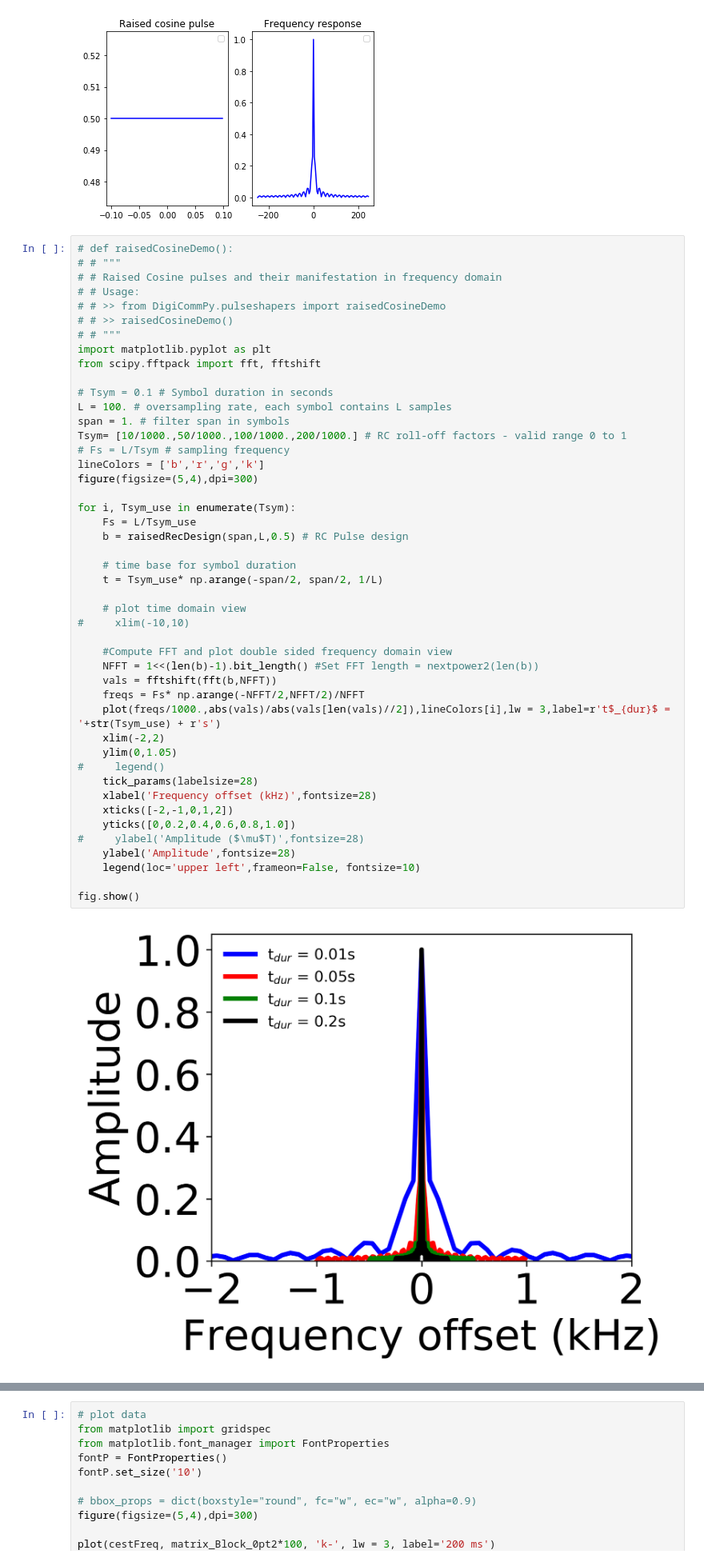
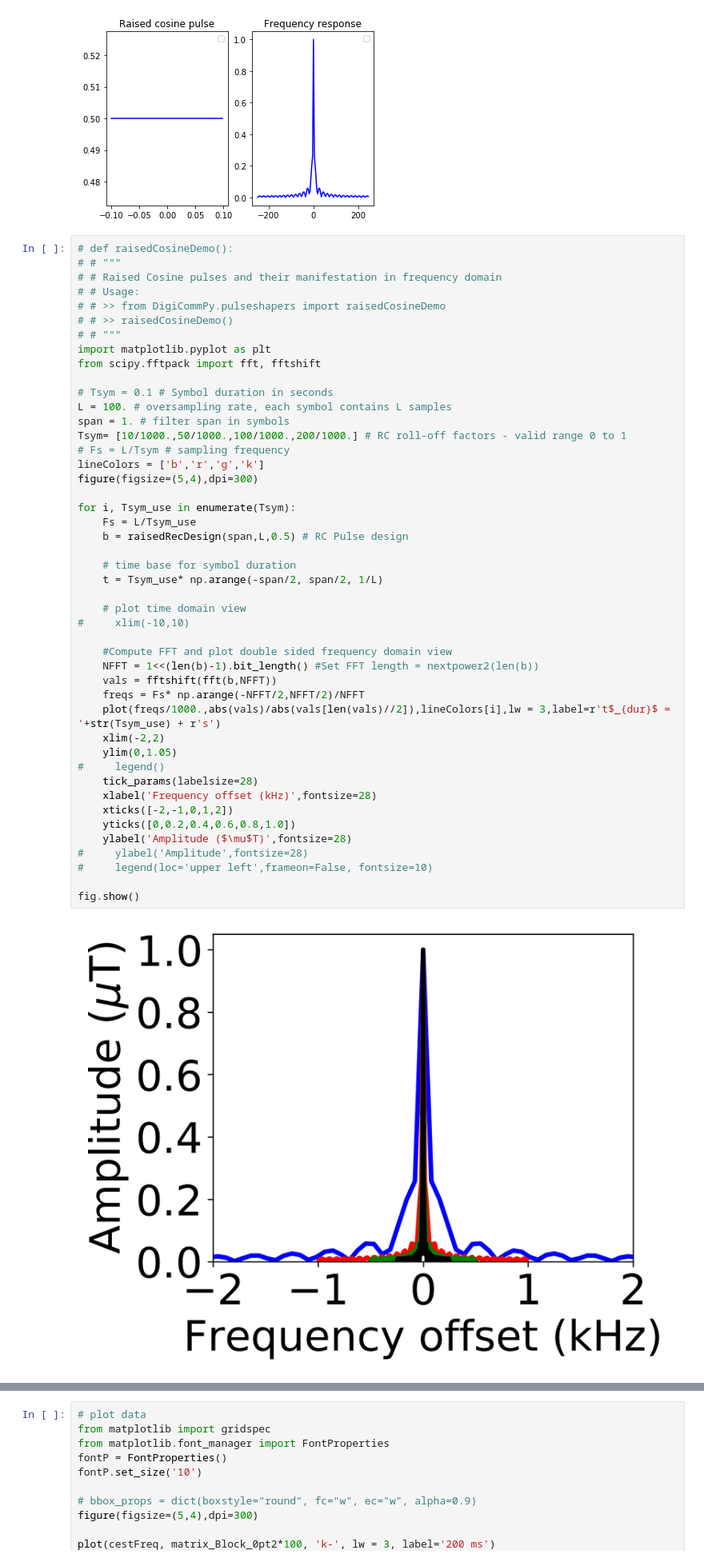
Before and after one commit to ChongxueBie/RF-labeling-techniques-in-CEST-MRI, a Jupyter notebook: py2-pulsedCEST-shapes-alpha-PTR-Figure5&6.ipynb, the cells around one changed output, grey strips where cells are left out. Shown: that part at 80% size. Cells and saved outputs as stored; diff of their text form.

```diff
--- a/py2-pulsedCEST-shapes-alpha-PTR-Figure5&6.ipynb
+++ b/py2-pulsedCEST-shapes-alpha-PTR-Figure5&6.ipynb
@@ -759,37 +759,37 @@ span = 1. # filter span in symbols
 Tsym= [10/1000.,50/1000.,100/1000.,200/1000.] # RC roll-off factors - valid range 0 to 1
 # Fs = L/Tsym # sampling frequency
 lineColors = ['b','r','g','k']
 figure(figsize=(5,4),dpi=300)
 
 for i, Tsym_use in enumerate(Tsym):
     Fs = L/Tsym_use
     b = raisedRecDesign(span,L,0.5) # RC Pulse design
 
     # time base for symbol duration
     t = Tsym_use* np.arange(-span/2, span/2, 1/L)
 
     # plot time domain view
 #     xlim(-10,10)
 
     #Compute FFT and plot double sided frequency domain view
     NFFT = 1<<(len(b)-1).bit_length() #Set FFT length = nextpower2(len(b))
     vals = fftshift(fft(b,NFFT))
     freqs = Fs* np.arange(-NFFT/2,NFFT/2)/NFFT
     plot(freqs/1000.,abs(vals)/abs(vals[len(vals)//2]),lineColors[i],lw = 3,label=r't$_{dur}$ = '+str(Tsym_use) + r's')
     xlim(-2,2)
     ylim(0,1.05)
 #     legend()
     tick_params(labelsize=28)
     xlabel('Frequency offset (kHz)',fontsize=28)
     xticks([-2,-1,0,1,2])
     yticks([0,0.2,0.4,0.6,0.8,1.0])
-#     ylabel('Amplitude ($\mu$T)',fontsize=28)
-    ylabel('Amplitude',fontsize=28)
-    legend(loc='upper left',frameon=False, fontsize=10)
+    ylabel('Amplitude ($\mu$T)',fontsize=28)
+#     ylabel('Amplitude',fontsize=28)
+#     legend(loc='upper left',frameon=False, fontsize=10)
 
 fig.show()
 # %% [output]
-[figure, old version]
+[figure, new version]
 # %%
 save_dir='/Volumes/T7/CEST_labeling/data/pulse_shape/7T/'
 
```
Also changed, not shown: parts of 3 cells of this notebook, 1 other file.
